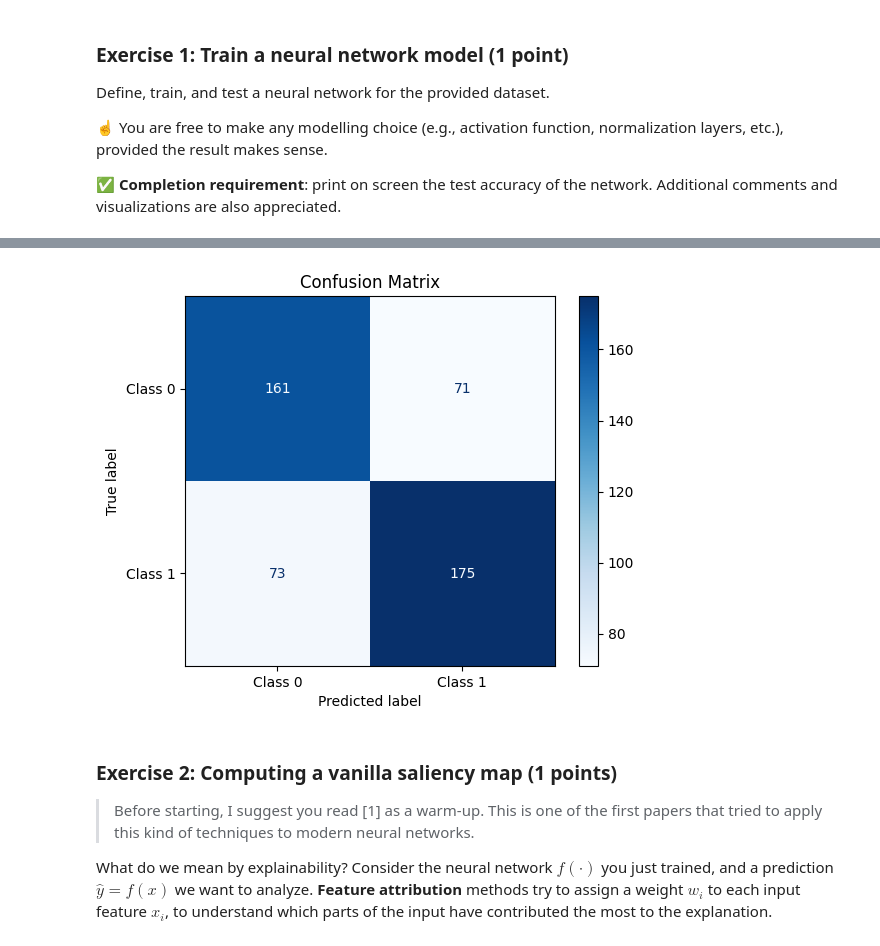
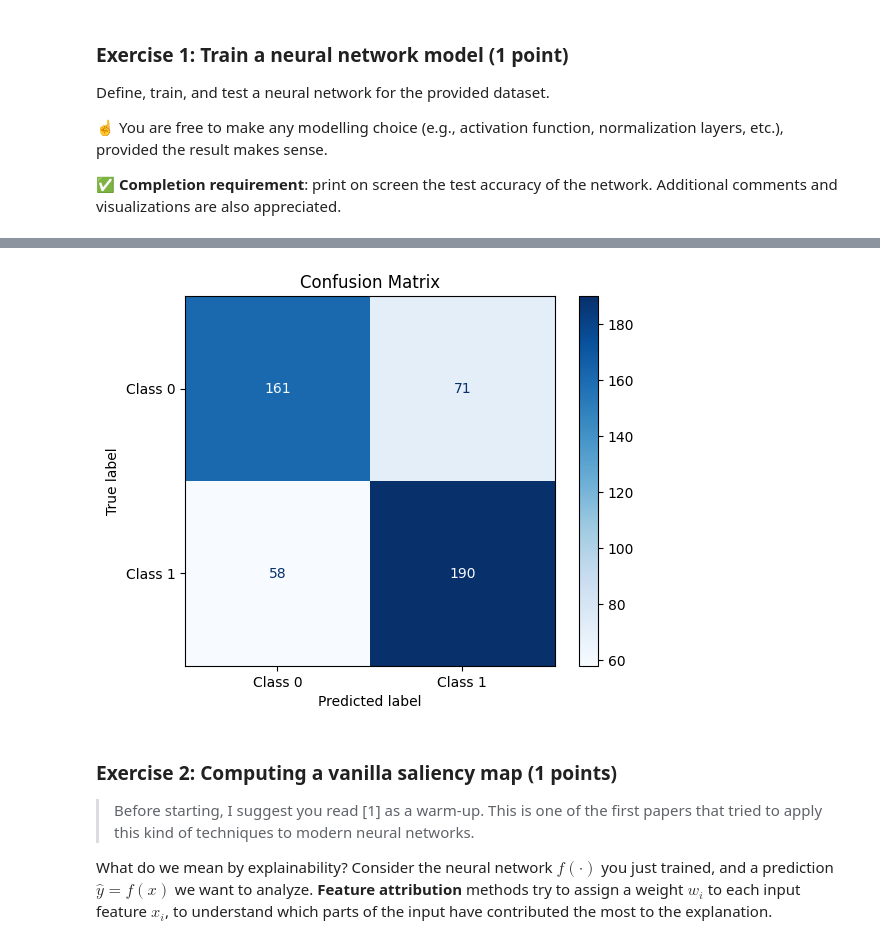
Before and after one commit to PaoloBarba/NN_Homework_1, a Jupyter notebook: NNDS_2023_Homework.ipynb, the cells around one changed output, grey strips where cells are left out. Drawn from its saved outputs; the diff is of its cells as text; code cells hidden in the pictures.

```diff
--- a/NNDS_2023_Homework.ipynb
+++ b/NNDS_2023_Homework.ipynb
@@ -64,6 +64,13 @@ Then I cleaned the datast to be suitable for a neural network architecture.
 # consider using a separate .py file that you can attach to the submission.
 import pandas as pd
 import numpy as np
-
-data = pd.read_csv('winequality-red.csv')
-X , y = data.drop(['quality'] , axis = 1).astype(float) , data['quality'].values
+from google.colab import files
+import os
+from zipfile import ZipFile
+uploaded = files.upload()
+os.environ['KAGGLE_CONFIG_DIR'] = "/content"
+!kaggle datasets download -d uciml/red-wine-quality-cortez-et-al-2009
+!chmod 600 /content/kaggle.json
+with ZipFile('red-wine-quality-cortez-et-al-2009.zip', 'r') as zipObj:
+   zipObj.extractall()
+   wine = pd.read_csv("winequality-red.csv")
@@ -73,3 +81,5 @@ y[y >5] = 1
+# %%
+X , y = wine.drop(columns=["quality"]) , wine["quality"]
 # %%
 # Let us check the frequency of the target variable in  order to chooce the best
 # metric to maximize
@@ -111,20 +131,16 @@ from tensorflow.keras.layers import Dense , BatchNormalization
 
 from sklearn.preprocessing import StandardScaler
 
-
-
-X_train, X_test, y_train, y_test = train_test_split(X, y, test_size=0.3, random_state=123)
-
-
 model = Sequential([
     BatchNormalization(),
-    Dense(30, input_shape=(11,), activation='relu'),
-    Dense(1, activation='sigmoid')])
+    Dense(256, activation='relu'),
+    Dense(1),
+])
 
 # Compile the model
 model.compile(optimizer='adam', loss='binary_crossentropy', metrics= ['accuracy'])
 
 # Train the modelfit
-fitted_model = model.fit(X_train, y_train, epochs=30, batch_size=32, validation_split = 0.3)
+fitted_model = model.fit(X_train, y_train, epochs=30, batch_size = 32, validation_split = 0.3)
 # %% [output]
 Epoch 1/30
@@ -189,7 +205,7 @@ y_pred[y_pred < .5] = 0
 confusion_mtx = confusion_matrix(y_test, y_pred)
 
 # Define class labels (optional, if applicable)
-#class_names = ['Class 0', 'Class 1']  # Replace with your actual class labels
+class_names = ['Class 0', 'Class 1']  # Replace with your actual class labels
 
 # Plot the confusion matrix
 disp = ConfusionMatrixDisplay(confusion_matrix=confusion_mtx, display_labels=class_names)
@@ -202,4 +218,4 @@ plt.show()
-[figure, old version]
+[figure, new version]
 # %% [markdown]
 ### Exercise 2: Computing a vanilla saliency map (1 points)
 
```
Also changed, not shown: parts of 16 cells of this notebook.
